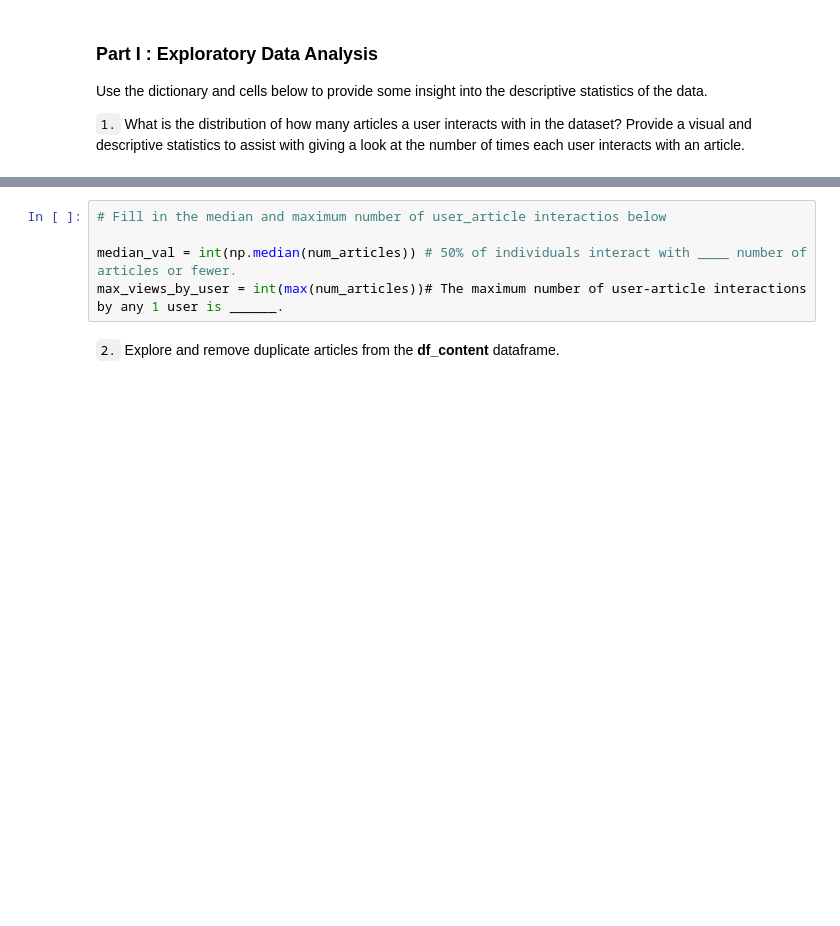
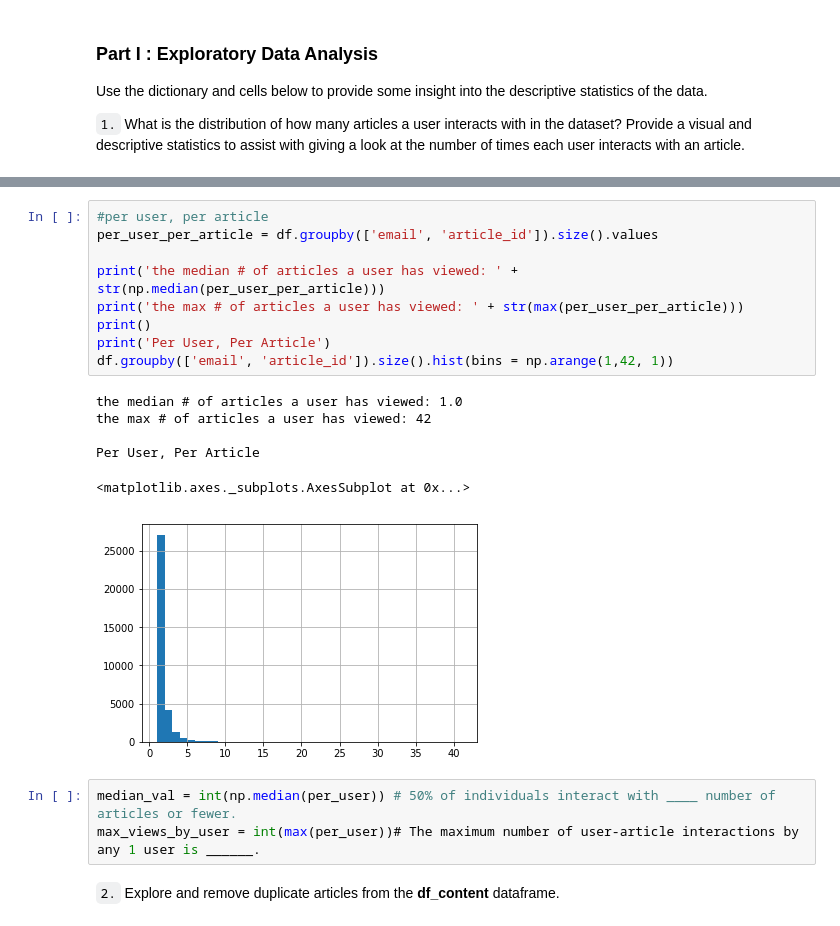
Before and after one commit to madkehl/Recommendation_with_IBM, a Jupyter notebook: Recommendations_with_IBM.ipynb, the cells around one changed output, grey strips where cells are left out. Drawn from its saved outputs; the diff is of its cells as text; blank space fills up the shorter version.

```diff
--- a/Recommendations_with_IBM.ipynb
+++ b/Recommendations_with_IBM.ipynb
@@ -70,8 +105,22 @@ df.groupby(['email']).size().hist(bins = np.arange(1,200, 10))
+# %%
+#per user, per article
+per_user_per_article = df.groupby(['email', 'article_id']).size().values
+
+print('the median # of articles a user has viewed: ' + str(np.median(per_user_per_article)))
+print('the max # of articles a user has viewed: ' + str(max(per_user_per_article)))
+print()
+print('Per User, Per Article')
+df.groupby(['email', 'article_id']).size().hist(bins = np.arange(1,42, 1))
+# %% [output]
+the median # of articles a user has viewed: 1.0
+the max # of articles a user has viewed: 42
+
+Per User, Per Article
+<matplotlib.axes._subplots.AxesSubplot at 0x...>
+[figure, added]
 # %%
-# Fill in the median and maximum number of user_article interactios below
-
-median_val = int(np.median(num_articles)) # 50% of individuals interact with ____ number of articles or fewer.
-max_views_by_user = int(max(num_articles))# The maximum number of user-article interactions by any 1 user is ______.
+median_val = int(np.median(per_user)) # 50% of individuals interact with ____ number of articles or fewer.
+max_views_by_user = int(max(per_user))# The maximum number of user-article interactions by any 1 user is ______.
 # %% [markdown]
 `2.` Explore and remove duplicate articles from the **df_content** dataframe.
 # %%
```
Also changed, not shown: parts of 25 cells of this notebook.
